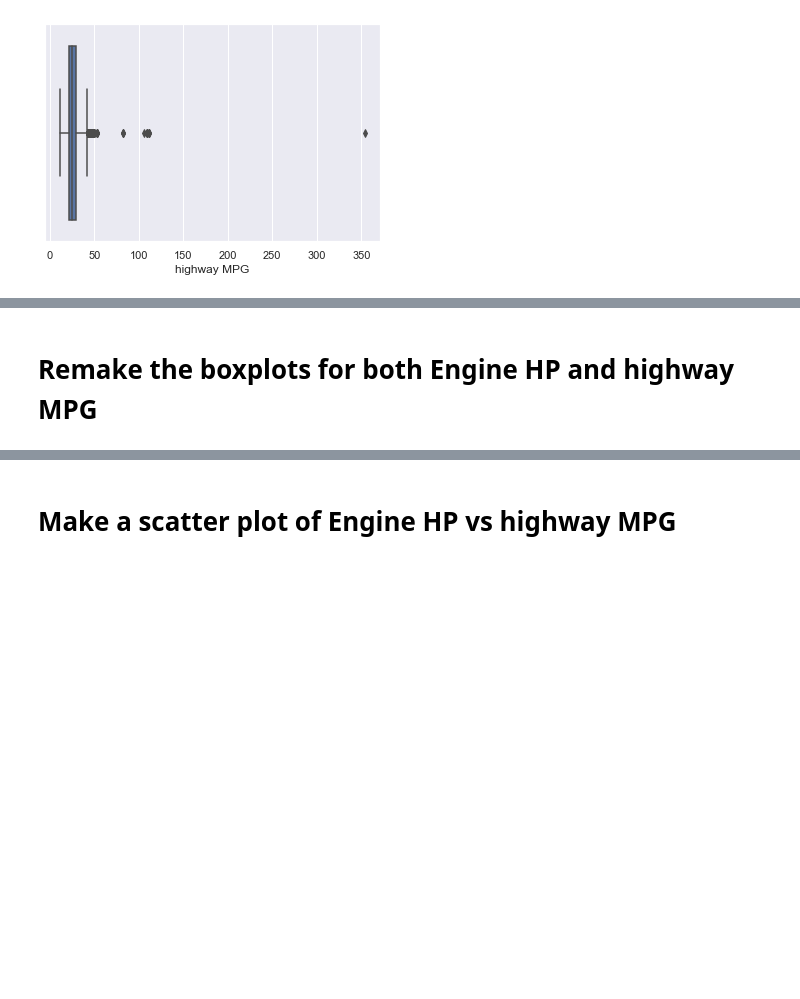
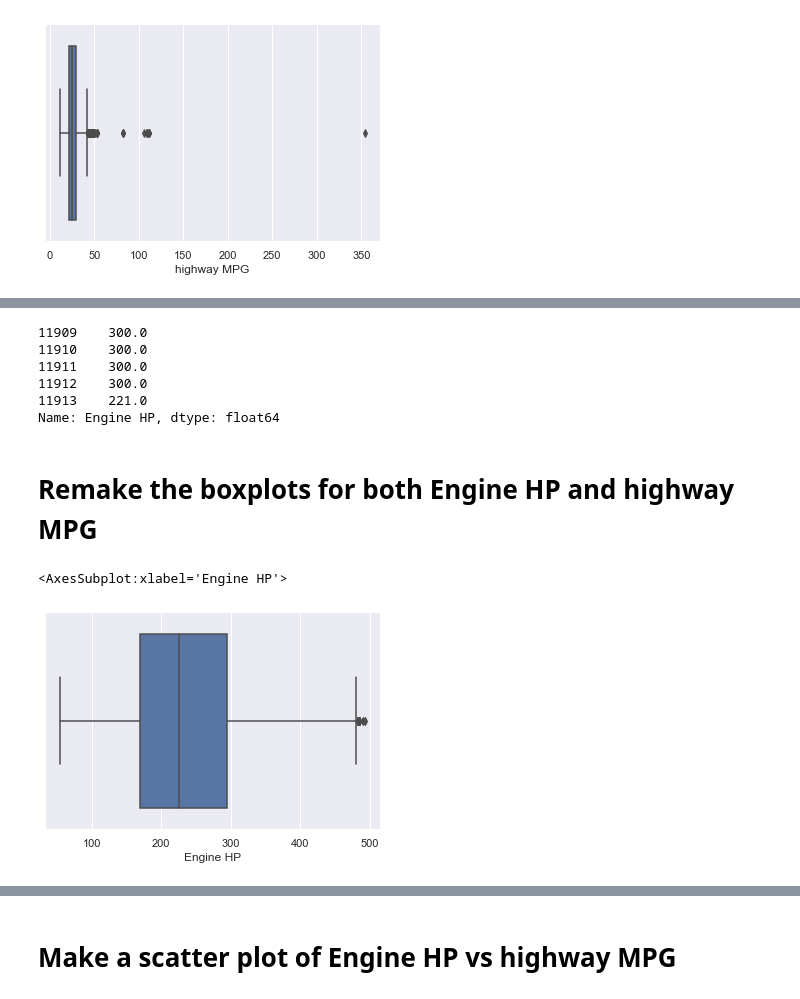
Before and after one commit to SamuelObregon1/2021-fall-data-science, a Jupyter notebook: Week-02-EDA/Exercise-EDA.ipynb, the cells around one changed output, grey strips where cells are left out. Cells and saved outputs as stored; diff of their text form; code cells hidden in the pictures; blank space fills up the shorter version.

```diff
--- a/Week-02-EDA/Exercise-EDA.ipynb
+++ b/Week-02-EDA/Exercise-EDA.ipynb
@@ -287,6 +285,41 @@ sns.boxplot(data=df,x='highway MPG')
+# %%
+df['Engine HP'].tail()
+# %% [output]
+11909    300.0
+11910    300.0
+11911    300.0
+11912    300.0
+11913    221.0
+Name: Engine HP, dtype: float64
+# %%
+# Remove any  outliers from Engine HP and highway MPG
+engine_Q1 = df['Engine HP'].quantile(0.25)
+
+engine_Q3 = df['Engine HP'].quantile(0.75)
+
+EngineIQR = engine_Q3-engine_Q1
+
+Engine_Outlier_Below = df['Engine HP'] <(engine_Q1 - 1.5 * EngineIQR)
+Engine_Outlier_Above = df['Engine HP'] >(engine_Q3 + 1.5 * EngineIQR)
+df = df[~(Engine_Outlier_Above| Engine_Outlier_Below)]
+
+
+
+Highway_Q1 = df["highway MPG"].quantile(0.25)
+Highway_Q3 = df["highway MPG"].quantile(0.75)
+
+HighwayIQR = Highway_Q3-Highway_Q1
+Highway_Outlier_Below = df["highway MPG"]<(Highway_Q1 - 1.5 * HighwayIQR)
+Highway_Outlier_Above = df["highway MPG"]>(Highway_Q3 + 1.5 * HighwayIQR)
+
+df = df[~(Highway_Outlier_Above|Highway_Outlier_Below)]
 # %% [markdown]
 # Remake the boxplots for both Engine HP and highway MPG
 # %%
 # Engine HP boxplot
+sns.boxplot(data=df,x="Engine HP")
+# %% [output]
+<AxesSubplot:xlabel='Engine HP'>
+[figure, added]
 # %%
 # highway MPG boxplot
```
Also changed, not shown: parts of 9 cells of this notebook, 1 other file.
